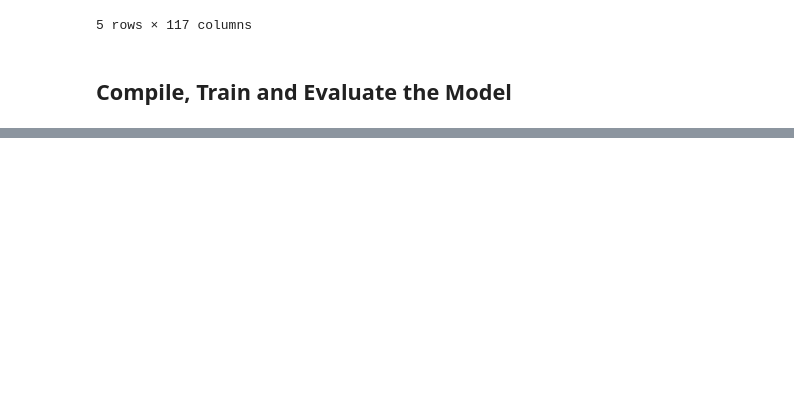
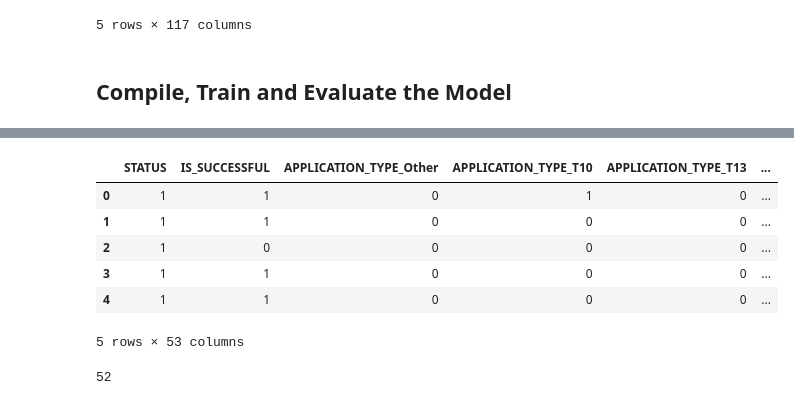
Before and after one commit to Joel-A-Navarro/deep-learning-homework, a Jupyter notebook: deep-learning-hw.ipynb, the cells around one changed output, grey strips where cells are left out. Saved outputs shown, nothing was run; the diff lists cells and outputs as text; code cells hidden in the pictures; blank space fills up the shorter version.

```diff
--- a/deep-learning-hw.ipynb
+++ b/deep-learning-hw.ipynb
@@ -231,0 +353,8 @@ print(f"Loss: {model_loss}, Accuracy: {model_accuracy}")
+# %%
+###
+# Third attempt but will eliminate unnecessary columns that might skew data
+###
+
+# Drop columns
+app_df2 = application_df.drop(['EIN', 'NAME', 'ASK_AMT'], axis=1)
+app_df2.head()
@@ -231,0 +368,12 @@ print(f"Loss: {model_loss}, Accuracy: {model_accuracy}")
+# %%
+# Get dummies on new df
+dummies_df = pd.get_dummies(app_df2)
+dummies_df.head()
+# %% [output]
+|  | STATUS | IS_SUCCESSFUL | APPLICATION_TYPE_Other | APPLICATION_TYPE_T10 | APPLICATION_TYPE_T13 | ... |
+| 0 | 1 | 1 | 0 | 1 | 0 | ... |
+| 1 | 1 | 1 | 0 | 0 | 0 | ... |
+| 2 | 1 | 0 | 0 | 0 | 0 | ... |
+| 3 | 1 | 1 | 0 | 0 | 0 | ... |
+| 4 | 1 | 1 | 0 | 0 | 0 | ... |
+5 rows × 53 columns
@@ -231,0 +397,6 @@ print(f"Loss: {model_loss}, Accuracy: {model_accuracy}")
+# %%
+# Get number of inputs
+number_input = len(X_train[0])
+number_input
+# %% [output]
+52
```
Also changed, not shown: parts of 23 cells of this notebook, 2 other files.
